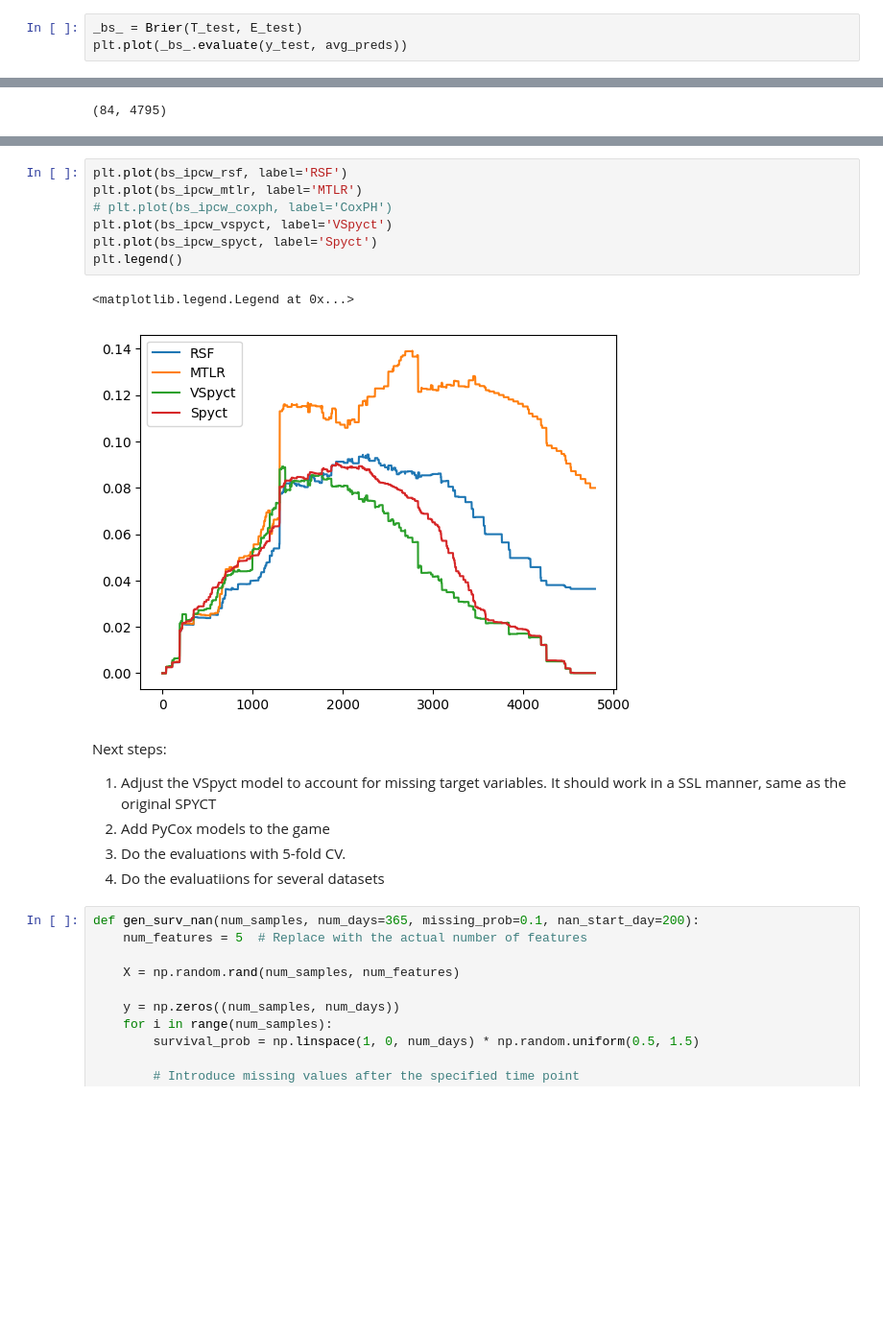
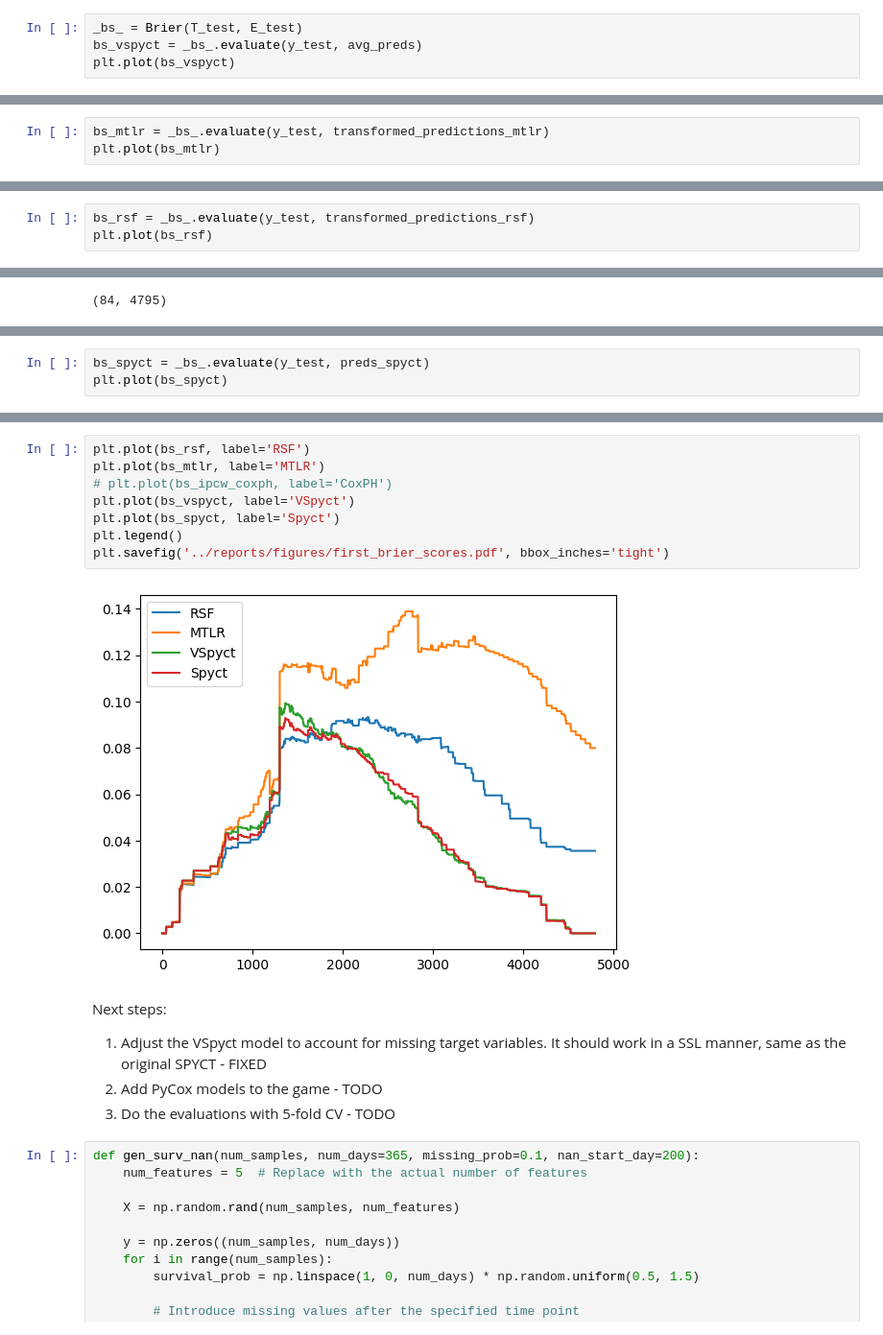
Before and after one commit to viksa98/variational_spyct, a Jupyter notebook: notebooks/eval.ipynb, the cells around one changed output, grey strips where cells are left out. Shown: that part at 96% size. Cells and saved outputs as stored; diff of their text form; blank space fills up the shorter version.

```diff
--- a/notebooks/eval.ipynb
+++ b/notebooks/eval.ipynb
@@ -94,7 +134,8 @@ class Brier:
     return brier_score
 # %%
 _bs_ = Brier(T_test, E_test)
-plt.plot(_bs_.evaluate(y_test, avg_preds))
+bs_vspyct = _bs_.evaluate(y_test, avg_preds)
+plt.plot(bs_vspyct)
 # %% [output]
 (4795,)
 [<matplotlib.lines.Line2D at 0x...>]
@@ -138,0 +166,3 @@ plt.plot(bs_ipcw_mtlr)
+# %%
+bs_mtlr = _bs_.evaluate(y_test, transformed_predictions_mtlr)
+plt.plot(bs_mtlr)
@@ -155,0 +183,3 @@ plt.plot(bs_ipcw_rsf)
+# %%
+bs_rsf = _bs_.evaluate(y_test, transformed_predictions_rsf)
+plt.plot(bs_rsf)
@@ -211,0 +237,3 @@ bs_ipcw_spyct = brier_score_ipcw(T_test, y_test, E_test, preds_spyct)
+# %%
+bs_spyct = _bs_.evaluate(y_test, preds_spyct)
+plt.plot(bs_spyct)
@@ -212,20 +244,19 @@ bs_ipcw_spyct = brier_score_ipcw(T_test, y_test, E_test, preds_spyct)
 # %%
-plt.plot(bs_ipcw_rsf, label='RSF')
-plt.plot(bs_ipcw_mtlr, label='MTLR')
+plt.plot(bs_rsf, label='RSF')
+plt.plot(bs_mtlr, label='MTLR')
 # plt.plot(bs_ipcw_coxph, label='CoxPH')
-plt.plot(bs_ipcw_vspyct, label='VSpyct')
-plt.plot(bs_ipcw_spyct, label='Spyct')
+plt.plot(bs_vspyct, label='VSpyct')
+plt.plot(bs_spyct, label='Spyct')
 plt.legend()
+plt.savefig('../reports/figures/first_brier_scores.pdf', bbox_inches='tight')
 # %% [output]
-<matplotlib.legend.Legend at 0x...>
-[figure, old version]
+[figure, new version]
 # %% [markdown]
 Next steps:
 
-1) Adjust the VSpyct model to account for missing target variables. It should work in a SSL manner, same as the original SPYCT
-4) Add PyCox models to the game
-2) Do the evaluations with 5-fold CV.
-3) Do the evaluatiions for several datasets
+1) Adjust the VSpyct model to account for missing target variables. It should work in a SSL manner, same as the original SPYCT - FIXED
+2) Add PyCox models to the game - TODO
+3) Do the evaluations with 5-fold CV - TODO
 # %%
 def gen_surv_nan(num_samples, num_days=365, missing_prob=0.1, nan_start_day=200):
     num_features = 5  # Replace with the actual number of features
```
Also changed, not shown: parts of 21 cells of this notebook, 5 other files.
